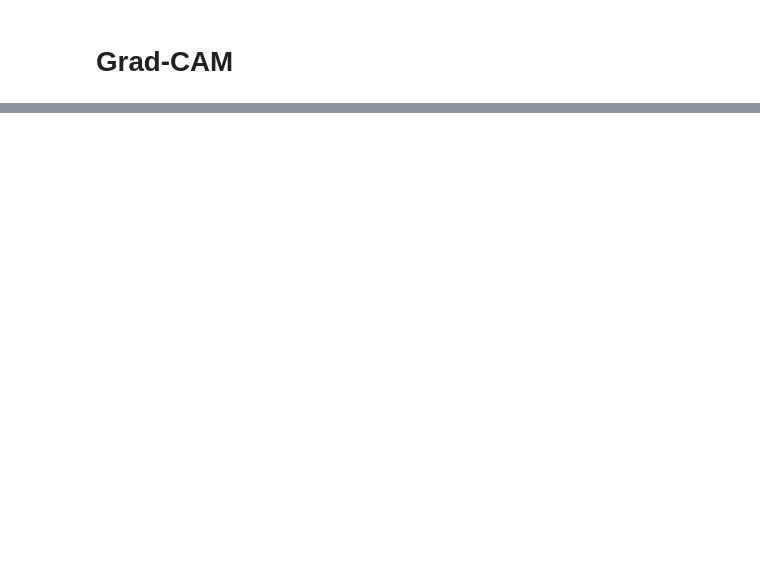
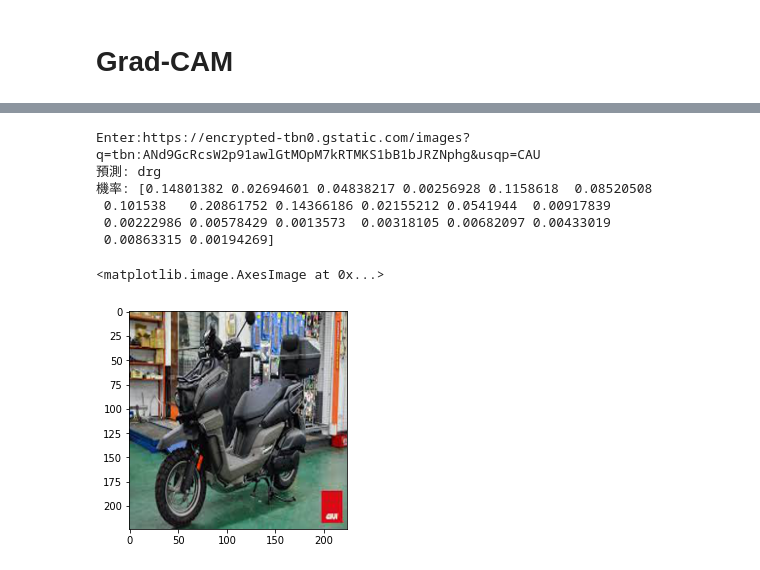
Before and after one commit to Whaleman0423/Project_Scooter_Model_Image_Recognition, a Jupyter notebook: MobileNetV2_scooters1106.ipynb, the cells around one changed output, grey strips where cells are left out. Cells and saved outputs as stored; diff of their text form; code cells hidden in the pictures; blank space fills up the shorter version.

```diff
--- a/MobileNetV2_scooters1106.ipynb
+++ b/MobileNetV2_scooters1106.ipynb
@@ -344,0 +408,23 @@ cv2_imshow(img)
+# %%
+
+import requests
+from tensorflow.keras.models import load_model
+url = input("Enter:")
+response = requests.get(url, stream=True, verify=False)
+img = Image.open(response.raw).resize((224, 224)).convert("RGB")
+img_np = preprocess_input(np.array(img).reshape(1, 224, 224, 3))
+# model = load_model('/content/1105.h5').
+proba = model.predict(img_np)
+ans = proba.argmax(axis=1)
+print("預測:", trans[ans[0]])
+print("機率:", proba[0])
+plt.imshow(img)
+# %% [output]
+Enter:https://encrypted-tbn0.gstatic.com/images?q=tbn:ANd9GcRcsW2p91awlGtMOpM7kRTMKS1bB1bJRZNphg&usqp=CAU
+預測: drg
+機率: [0.14801382 0.02694601 0.04838217 0.00256928 0.1158618  0.08520508
+ 0.101538   0.20861752 0.14366186 0.02155212 0.0541944  0.00917839
+ 0.00222986 0.00578429 0.0013573  0.00318105 0.00682097 0.00433019
+ 0.00863315 0.00194269]
+<matplotlib.image.AxesImage at 0x...>
+[figure, added]
```
Also changed, not shown: parts of 10 cells of this notebook.
